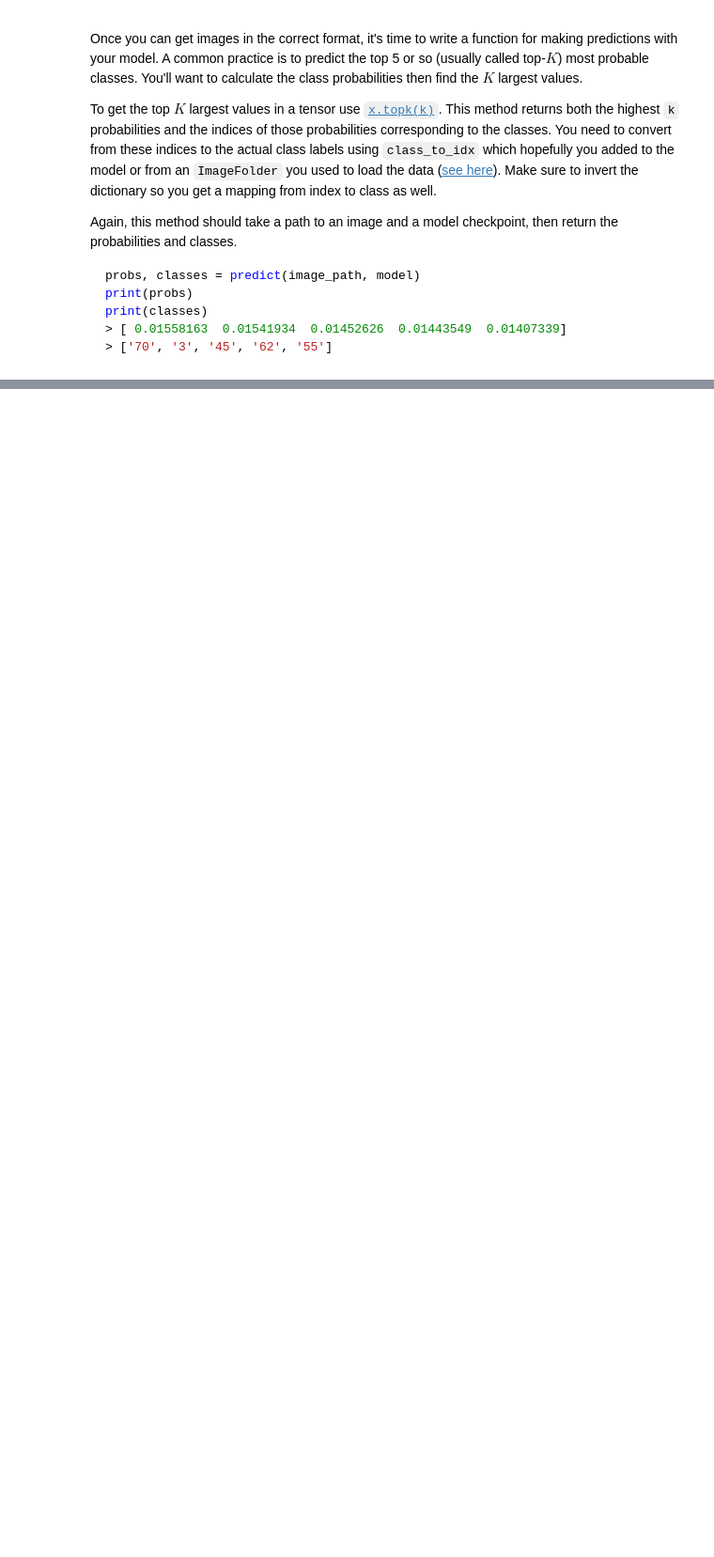
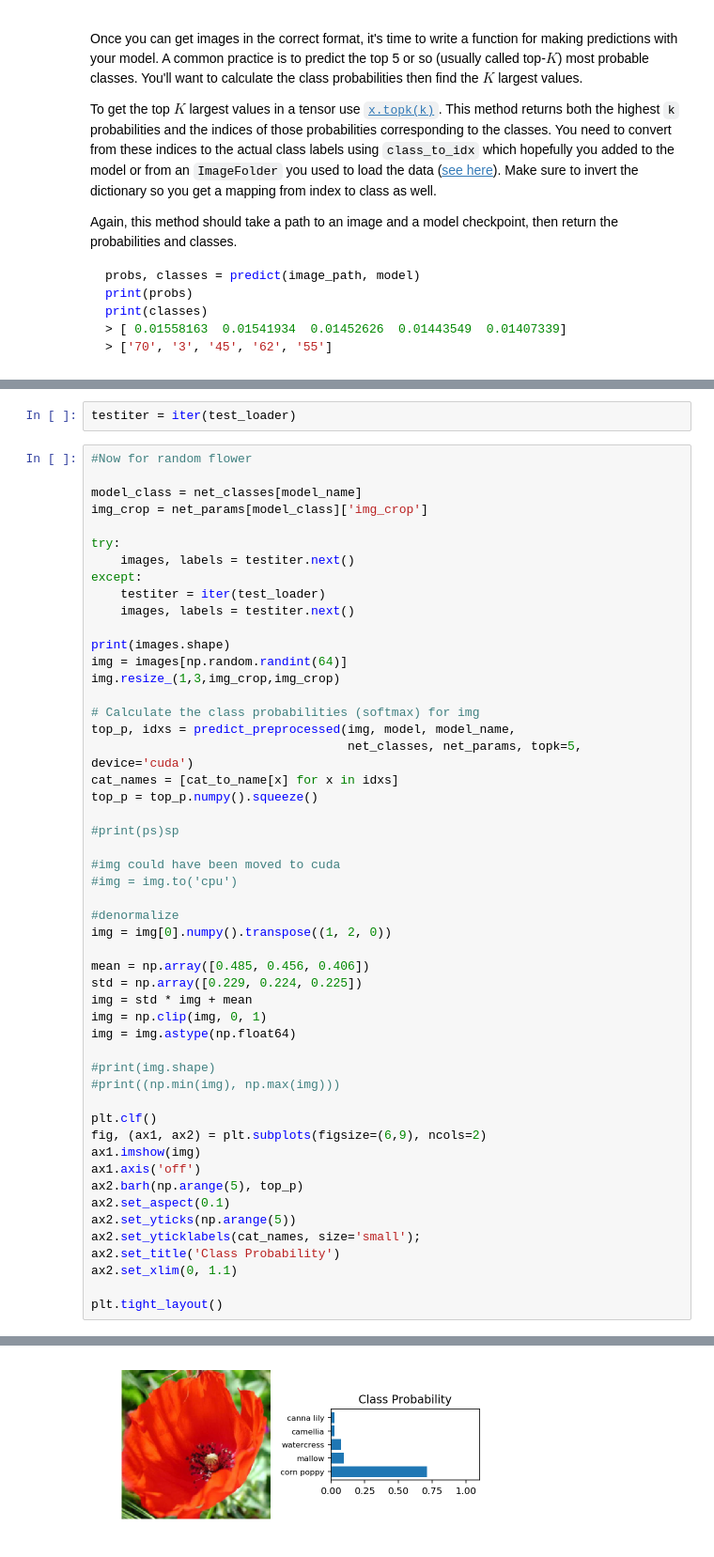
Before and after one commit to AlexKirko/udacity-ds-project-2, a Jupyter notebook: Image Classifier Project.ipynb, the cells around one changed output, grey strips where cells are left out. Shown at 94% size. Drawn from its saved outputs; the diff is of its cells as text; blank space fills up the shorter version.

```diff
--- a/Image Classifier Project.ipynb
+++ b/Image Classifier Project.ipynb
@@ -238,0 +839,54 @@ You can convert from the class integer encoding to actual flower names with the
+# %%
+testiter = iter(test_loader)
+# %%
+#Now for random flower
+
+model_class = net_classes[model_name]
+img_crop = net_params[model_class]['img_crop']
+
+try:
+    images, labels = testiter.next()
+except:
+    testiter = iter(test_loader)
+    images, labels = testiter.next()
+
+print(images.shape)
+img = images[np.random.randint(64)]
+img.resize_(1,3,img_crop,img_crop)
+
+# Calculate the class probabilities (softmax) for img
+top_p, idxs = predict_preprocessed(img, model, model_name,
+                                   net_classes, net_params, topk=5, device='cuda')
+cat_names = [cat_to_name[x] for x in idxs]
+top_p = top_p.numpy().squeeze()
+
+#print(ps)sp
+
+#img could have been moved to cuda
+#img = img.to('cpu')
+
+#denormalize
+img = img[0].numpy().transpose((1, 2, 0))
+
+mean = np.array([0.485, 0.456, 0.406])
+std = np.array([0.229, 0.224, 0.225])
+img = std * img + mean
+img = np.clip(img, 0, 1)
+img = img.astype(np.float64)
+
+#print(img.shape)
+#print((np.min(img), np.max(img)))
+
+plt.clf()
+fig, (ax1, ax2) = plt.subplots(figsize=(6,9), ncols=2)
+ax1.imshow(img)
+ax1.axis('off')
+ax2.barh(np.arange(5), top_p)
+ax2.set_aspect(0.1)
+ax2.set_yticks(np.arange(5))
+ax2.set_yticklabels(cat_names, size='small');
+ax2.set_title('Class Probability')
+ax2.set_xlim(0, 1.1)
+
+plt.tight_layout()
+# %% [output]
@@ -238,0 +896 @@ You can convert from the class integer encoding to actual flower names with the
+[figure, added]
```
Also changed, not shown: parts of 33 cells of this notebook, 6 other files.
